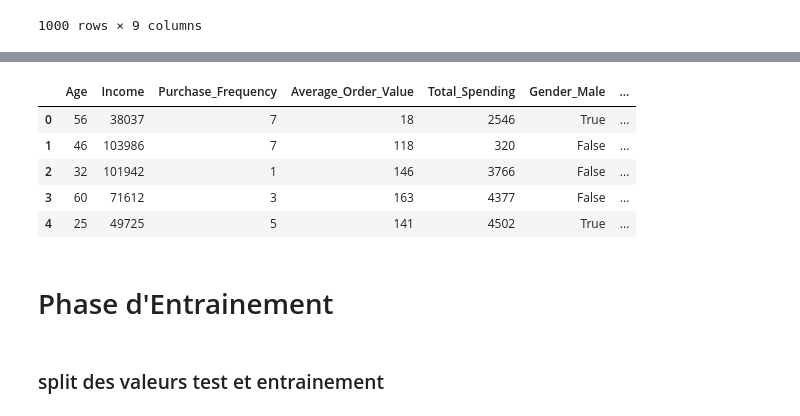
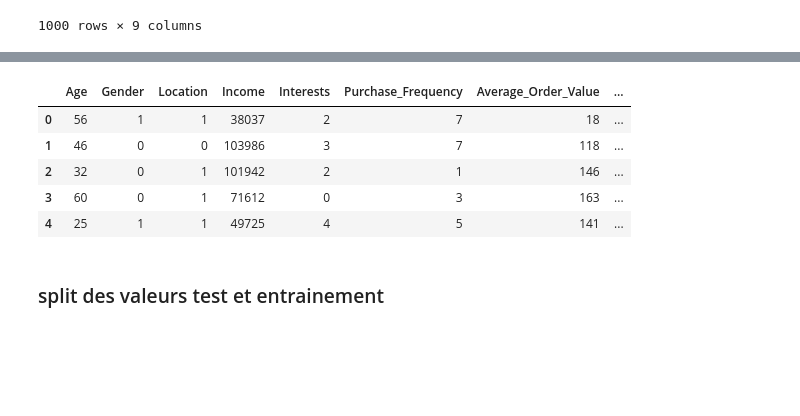
Before and after one commit to asmaembr/Classification_product_category, a Jupyter notebook: ProductCategoryPredictionV2.ipynb, the cells around one changed output, grey strips where cells are left out. Drawn from its saved outputs; the diff is of its cells as text; code cells hidden in the pictures; blank space fills up the shorter version.

```diff
--- a/ProductCategoryPredictionV2.ipynb
+++ b/ProductCategoryPredictionV2.ipynb
@@ -174,20 +177,26 @@ Label Encodage pour facitlité la tâche de l'entrainement au modéle
+# %%
+data_label_encoded = data.copy()
+# %%
+# Encodage des variables catégorielles
+Genderencodage = LabelEncoder()
+data_label_encoded['Gender']=Genderencodage.fit_transform(data_label_encoded['Gender'])
+Locationencodage = LabelEncoder()
+data_label_encoded['Location']=Locationencodage.fit_transform(data_label_encoded['Location'])
+Interestsencodage = LabelEncoder()
+data_label_encoded['Interests']=Interestsencodage.fit_transform(data_label_encoded['Interests'])
+data_label_encoded.head()
+# %% [output]
+|  | Age | Gender | Location | Income | Interests | Purchase_Frequency | Average_Order_Value | ... |
+| 0 | 56 | 1 | 1 | 38037 | 2 | 7 | 18 | ... |
+| 1 | 46 | 0 | 0 | 103986 | 3 | 7 | 118 | ... |
+| 2 | 32 | 0 | 1 | 101942 | 2 | 1 | 146 | ... |
+| 3 | 60 | 0 | 1 | 71612 | 0 | 3 | 163 | ... |
+| 4 | 25 | 1 | 1 | 49725 | 4 | 5 | 141 | ... |
 # %%
 # Encodage de la variable cible
 #Category_encoder = LabelEncoder()
 #data['Product_Category_Preference']=Category_encoder.fit_transform(data['Product_Category_Preference'])
 #data.head()
-# %%
-data = pd.get_dummies(data, drop_first=True)
-data.head()
-# %% [output]
-|  | Age | Income | Purchase_Frequency | Average_Order_Value | Total_Spending | Gender_Male | ... |
-| 0 | 56 | 38037 | 7 | 18 | 2546 | True | ... |
-| 1 | 46 | 103986 | 7 | 118 | 320 | False | ... |
-| 2 | 32 | 101942 | 1 | 146 | 3766 | False | ... |
-| 3 | 60 | 71612 | 3 | 163 | 4377 | False | ... |
-| 4 | 25 | 49725 | 5 | 141 | 4502 | True | ... |
-# %% [markdown]
-# Phase d'Entrainement
 # %% [markdown]
 ### split des valeurs test et entrainement
 # %% [markdown]
```
Also changed, not shown: parts of 18 cells of this notebook, 1 other file.
